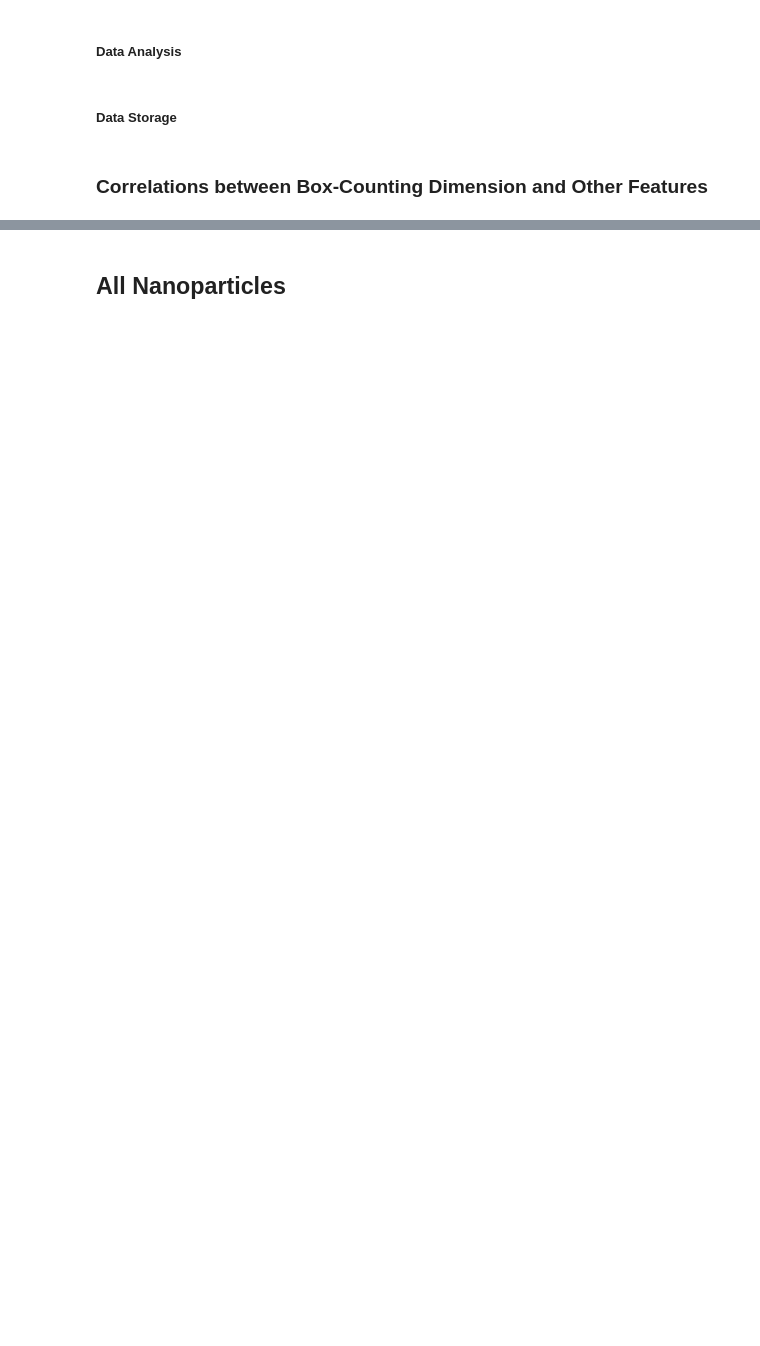
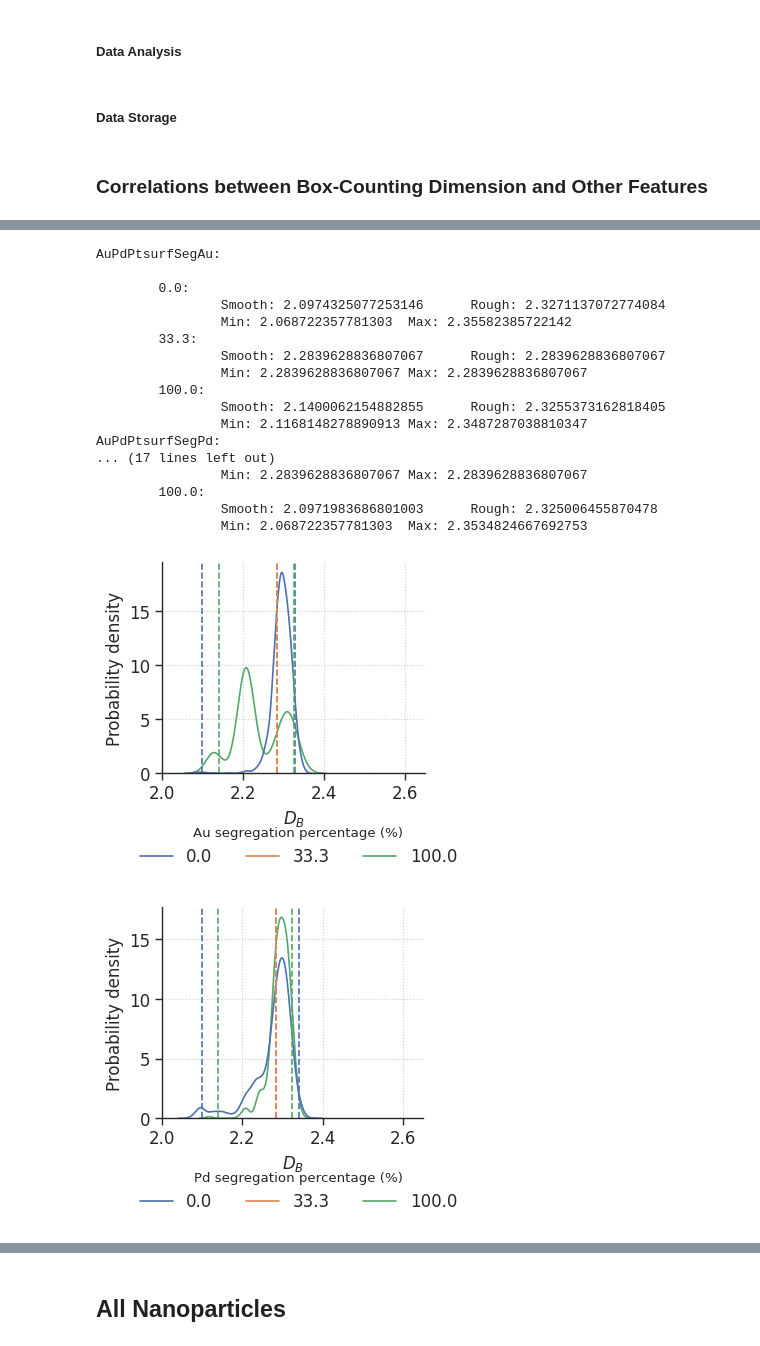
Before and after one commit to Jon-Ting/metal-nanoparticle-surface-fractal-dimension, a Jupyter notebook: metal-nanoparticle-box-counting-dimension-structural-feature-relationship.ipynb, the cells around one changed output, grey strips where cells are left out. Drawn from its saved outputs; the diff is of its cells as text; code cells hidden in the pictures; blank space fills up the shorter version.

Commit message:
Updated figures

```diff
--- a/metal-nanoparticle-box-counting-dimension-structural-feature-relationship.ipynb
+++ b/metal-nanoparticle-box-counting-dimension-structural-feature-relationship.ipynb
@@ -966,3 +998,27 @@ plotBCDhist(df=AuPdPtDF, figNameAppend='TNP', splitFeat='Elements', titleName='E
 # Statistics
 sigDiffTNPDF = compareRoughSmoothStats(df=AuPdPtDF)
 sigDiffTNPDF
+# %%
+# Distribution of D_B for nanoparticles with different segregation percentages
+AuPdPtFeatsNoLowVarHighCorrDF['Au_surf_ratio'] = AuPdPtFeatsNoLowVarHighCorrDF['AuM_SOCN_avg'] / (AuPdPtFeatsNoLowVarHighCorrDF['PdM_SOCN_avg'] + AuPdPtFeatsNoLowVarHighCorrDF['PtM_SOCN_avg'])
+AuPdPtFeatsNoLowVarHighCorrDF['Pd_surf_ratio'] = AuPdPtFeatsNoLowVarHighCorrDF['PdM_SOCN_avg'] / (AuPdPtFeatsNoLowVarHighCorrDF['AuM_SOCN_avg'] + AuPdPtFeatsNoLowVarHighCorrDF['PtM_SOCN_avg'])
+AuPdPtFeatsNoLowVarHighCorrDF['Pt_surf_ratio'] = AuPdPtFeatsNoLowVarHighCorrDF['PtM_SOCN_avg'] / (AuPdPtFeatsNoLowVarHighCorrDF['AuM_SOCN_avg'] + AuPdPtFeatsNoLowVarHighCorrDF['PdM_SOCN_avg'])
+AuPdPtFeatsNoLowVarHighCorrDF['Au_seg_perc'] = np.nan
+AuPdPtFeatsNoLowVarHighCorrDF['Au_seg_perc'][AuPdPtFeatsNoLowVarHighCorrDF['Au_surf_ratio'] == 0.0] = 0.0
+AuPdPtFeatsNoLowVarHighCorrDF['Au_seg_perc'][(AuPdPtFeatsNoLowVarHighCorrDF['Au_surf_ratio'] ==0.5) & (AuPdPtFeatsNoLowVarHighCorrDF['Pd_surf_ratio'] == 0.5) & (AuPdPtFeatsNoLowVarHighCorrDF['Pt_surf_ratio'] == 0.5)] = 33.3
+AuPdPtFeatsNoLowVarHighCorrDF['Au_seg_perc'][(AuPdPtFeatsNoLowVarHighCorrDF['Pd_surf_ratio'] == 0.0) & (AuPdPtFeatsNoLowVarHighCorrDF['Pt_surf_ratio'] == 0.0)] = 100.0
+AuPdPtFeatsNoLowVarHighCorrDF['Pd_seg_perc'] = np.nan
+AuPdPtFeatsNoLowVarHighCorrDF['Pd_seg_perc'][AuPdPtFeatsNoLowVarHighCorrDF['Pd_surf_ratio'] == 0.0] = 0.0
+AuPdPtFeatsNoLowVarHighCorrDF['Pd_seg_perc'][(AuPdPtFeatsNoLowVarHighCorrDF['Au_surf_ratio'] ==0.5) & (AuPdPtFeatsNoLowVarHighCorrDF['Pd_surf_ratio'] == 0.5) & (AuPdPtFeatsNoLowVarHighCorrDF['Pt_surf_ratio'] == 0.5)] = 33.3
+AuPdPtFeatsNoLowVarHighCorrDF['Pd_seg_perc'][(AuPdPtFeatsNoLowVarHighCorrDF['Au_surf_ratio'] == 0.0) & (AuPdPtFeatsNoLowVarHighCorrDF['Pt_surf_ratio'] == 0.0)] = 100.0
+AuPdPtFeatsNoLowVarHighCorrDF['Pt_seg_perc'] = np.nan
+AuPdPtFeatsNoLowVarHighCorrDF['Pt_seg_perc'][AuPdPtFeatsNoLowVarHighCorrDF['Pt_surf_ratio'] == 0.0] = 0.0
+AuPdPtFeatsNoLowVarHighCorrDF['Pt_seg_perc'][(AuPdPtFeatsNoLowVarHighCorrDF['Au_surf_ratio'] ==0.5) & (AuPdPtFeatsNoLowVarHighCorrDF['Pd_surf_ratio'] == 0.5) & (AuPdPtFeatsNoLowVarHighCorrDF['Pt_surf_ratio'] == 0.5)] = 33.3
+AuPdPtFeatsNoLowVarHighCorrDF['Pt_seg_perc'][(AuPdPtFeatsNoLowVarHighCorrDF['Au_surf_ratio'] == 0.0) & (AuPdPtFeatsNoLowVarHighCorrDF['Pd_surf_ratio'] == 0.0)] = 100.0
+
+# Surface segregation
+AuPdPtNPDF = pd.concat([AuPdPtFeatsNoLowVarHighCorrDF, AuPdPtLabelDF], axis=1)
+plotBCDhist(df=AuPdPtNPDF.dropna(subset='Au_seg_perc'), figNameAppend='AuPdPtsurfSegAu', splitFeat='Au_seg_perc', titleName='Au segregation percentage (%)', xLims=(2.00, 2.65), threshLines=True, legendXpos=0.45)
+plotBCDhist(df=AuPdPtNPDF.dropna(subset='Pd_seg_perc'), figNameAppend='AuPdPtsurfSegPd', splitFeat='Pd_seg_perc', titleName='Pd segregation percentage (%)', xLims=(2.00, 2.65), threshLines=True, legendXpos=0.45)
+plotBCDhist(df=AuPdPtNPDF.dropna(subset='Pt_seg_perc'), figNameAppend='AuPdPtsurfSegPt', splitFeat='Pt_seg_perc', titleName='Pt segregation percentage (%)', xLims=(2.00, 2.65), threshLines=True, legendXpos=0.45)
+# %% [output]
@@ -968,0 +1042,19 @@ sigDiffTNPDF
+AuPdPtsurfSegAu:
+
+        0.0:
+                Smooth: 2.0974325077253146      Rough: 2.3271137072774084
+                Min: 2.068722357781303  Max: 2.35582385722142
+        33.3:
+                Smooth: 2.2839628836807067      Rough: 2.2839628836807067
+                Min: 2.2839628836807067 Max: 2.2839628836807067
+        100.0:
+                Smooth: 2.1400062154882855      Rough: 2.3255373162818405
+                Min: 2.1168148278890913 Max: 2.3487287038810347
+AuPdPtsurfSegPd:
+... (17 lines left out)
+                Min: 2.2839628836807067 Max: 2.2839628836807067
+        100.0:
+                Smooth: 2.0971983686801003      Rough: 2.325006455870478
+                Min: 2.068722357781303  Max: 2.3534824667692753
+[figure, added]
+[figure, added]
```
Also changed, not shown: parts of 6 cells of this notebook, 4 other files.
